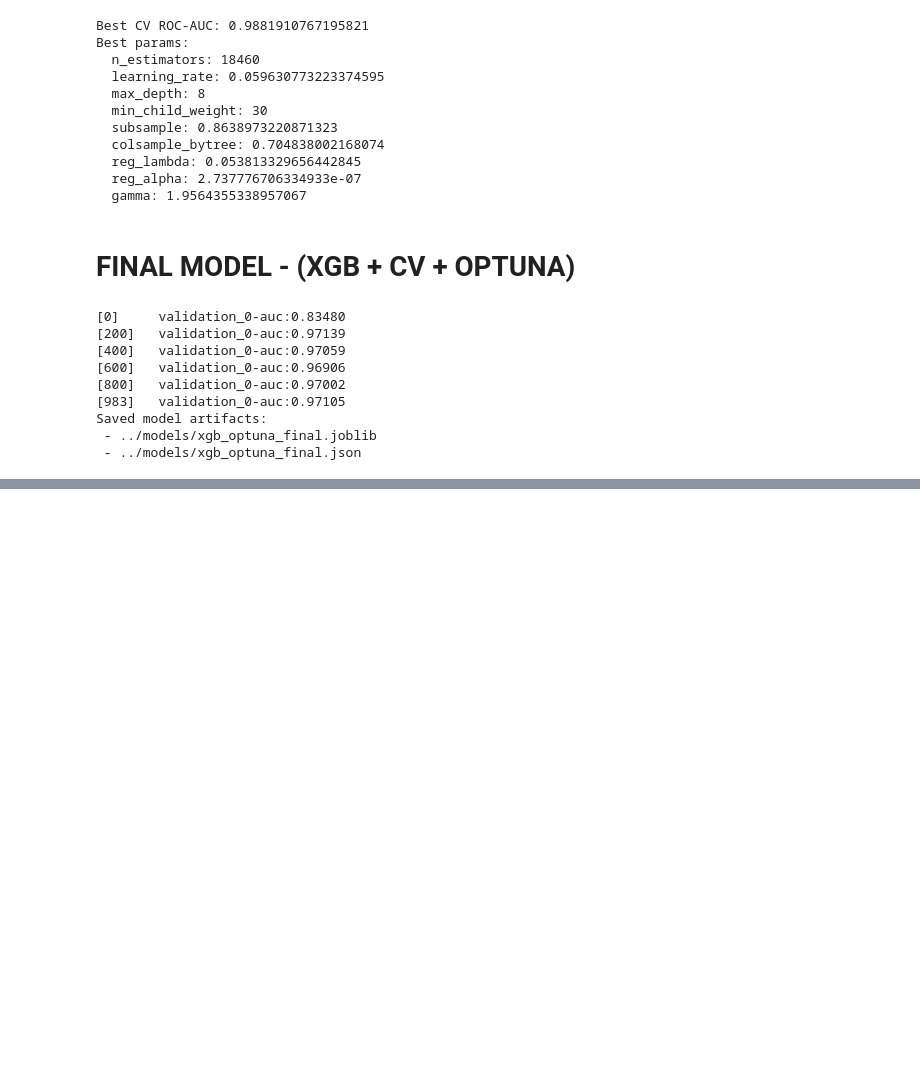
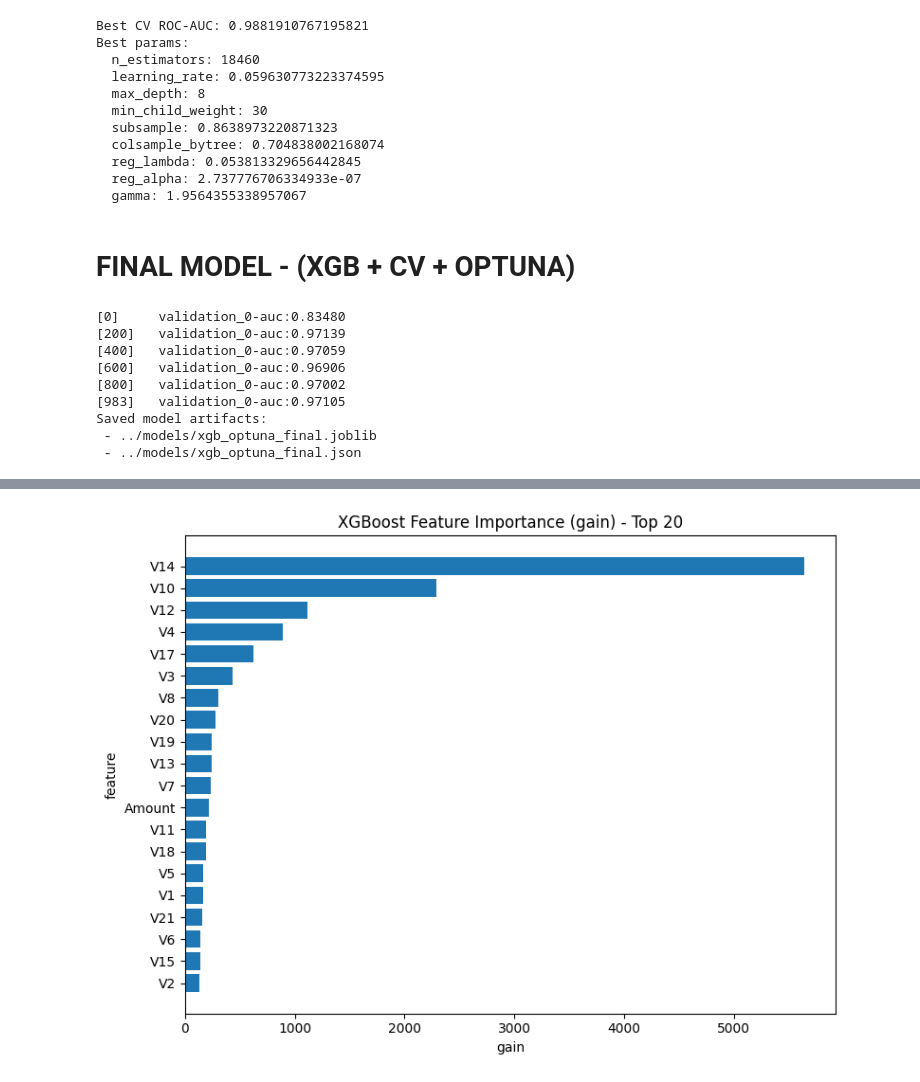
Before and after one commit to alicebarbosam/fraud-detection-kaggle, a Jupyter notebook: notebooks/train.ipynb, the cells around one changed output, grey strips where cells are left out. Saved outputs shown, nothing was run; the diff lists cells and outputs as text; code cells hidden in the pictures; blank space fills up the shorter version.

```diff
--- a/notebooks/train.ipynb
+++ b/notebooks/train.ipynb
@@ -506,0 +501,19 @@ pd.DataFrame(results).sort_values("roc_auc", ascending=False)
+# %%
+#feature importance
+booster = final_model.get_booster()
+
+importance_gain = booster.get_score(importance_type="gain")
+importance_weight = booster.get_score(importance_type="weight")
+
+imp_gain = (
+    pd.DataFrame({"feature": list(importance_gain.keys()), "gain": list(importance_gain.values())})
+    .sort_values("gain", ascending=False)
+)
+
+imp_weight = (
+    pd.DataFrame({"feature": list(importance_weight.keys()), "weight": list(importance_weight.values())})
+    .sort_values("weight", ascending=False)
+)
+
+display(imp_gain.head(15))
+display(imp_weight.head(15))
@@ -506,0 +553,13 @@ pd.DataFrame(results).sort_values("roc_auc", ascending=False)
+# %%
+TOP_N = 20
+top_imp = imp_gain.head(TOP_N).sort_values("gain", ascending=True)
+
+plt.figure(figsize=(8, 6))
+plt.barh(top_imp["feature"], top_imp["gain"])
+plt.title(f"XGBoost Feature Importance (gain) - Top {TOP_N}")
+plt.xlabel("gain")
+plt.ylabel("feature")
+plt.tight_layout()
+plt.show()
+# %% [output]
+[figure, added]
```
Also changed, not shown: parts of 8 cells of this notebook.
